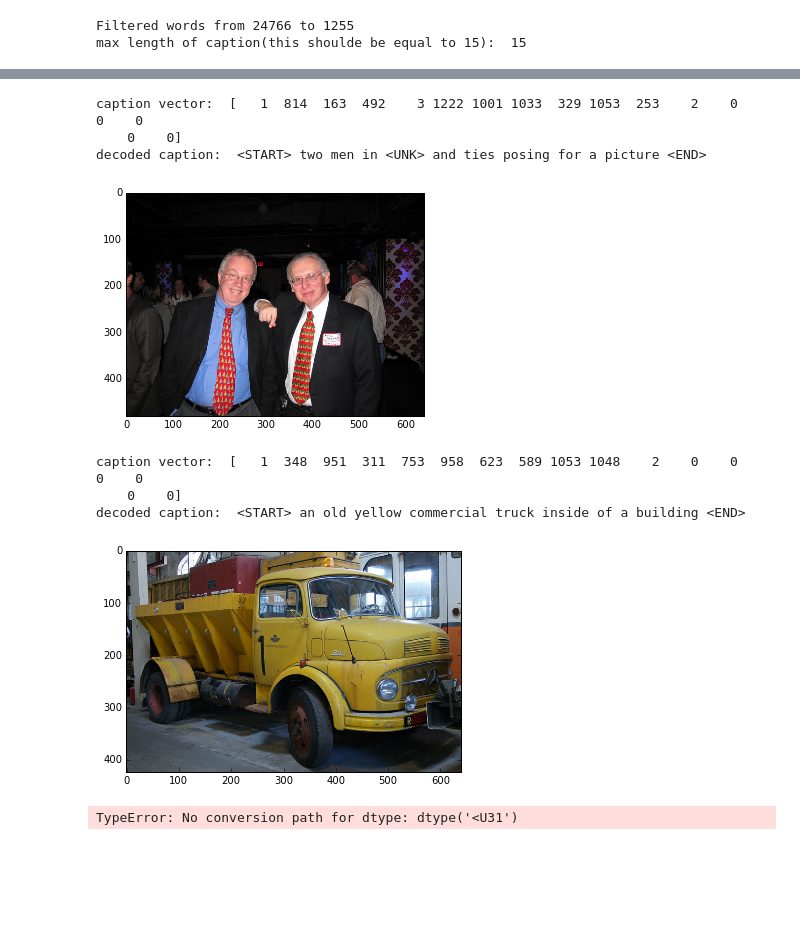
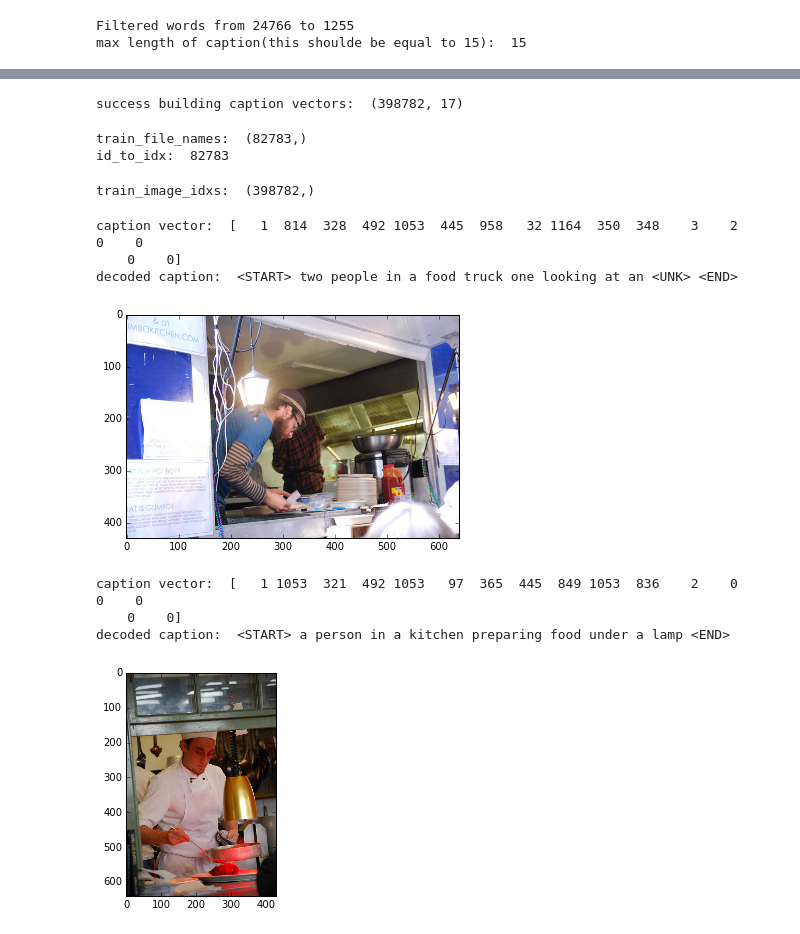
Before and after one commit to Peratham/tensorflow-implementation, a Jupyter notebook: show_attend_and_tell/data/preprop_cont.ipynb, the cells around one changed output, grey strips where cells are left out. Cells and saved outputs as stored; diff of their text form; code cells hidden in the pictures; blank space fills up the shorter version.

```diff
--- a/show_attend_and_tell/data/preprop_cont.ipynb
+++ b/show_attend_and_tell/data/preprop_cont.ipynb
@@ -132,33 +32,40 @@ decoded = decode_captions(captions, idx_to_word)
+# %%
+# extract caption vector (or matrix)
+train_captions = build_caption_vectors(annotations, word_to_idx, max_len)
+# %% [output]
+success building caption vectors:  (398782, 17)
+# %%
+# get train_file_names
+train_file_names, id_to_idx = get_file_names(annotations)
+print "train_file_names: ", train_file_names.shape
+print "id_to_idx: ", len(id_to_idx)
+# %% [output]
+train_file_names:  (82783,)
+id_to_idx:  82783
+# %%
+# get train_image_idxs
+train_image_idxs = get_image_idxs(annotations, id_to_idx)
+print "train_image_idxs: " ,train_image_idxs.shape
+# %% [output]
+train_image_idxs:  (398782,)
+# %%
+# decode test
+decoded = decode_captions(train_captions[0:100], idx_to_word)
 # %%
+# test
 for _ in range(2):
-    idx = np.random.randint(0, n_examples)
-    print "caption vector: ", captions[idx]
+    idx = np.random.randint(0, len(annotations[0:100]))
+    print "caption vector: ", train_captions[idx]
     print "decoded caption: ", decoded[idx]
-    img_arr = ndimage.imread('./image_data/train2014/'+image_file_name[image_idxs[idx]])
+    img_arr = ndimage.imread('./image_data/train2014/'+train_file_names[train_image_idxs[idx]])
     plt.imshow(img_arr)
     plt.show()
 # %% [output]
-caption vector:  [   1  814  163  492    3 1222 1001 1033  329 1053  253    2    0    0    0
+caption vector:  [   1  814  328  492 1053  445  958   32 1164  350  348    3    2    0    0
     0    0]
-decoded caption:  <START> two men in <UNK> and ties posing for a picture <END>
+decoded caption:  <START> two people in a food truck one looking at an <UNK> <END>
-[figure, old version]
+[figure, new version]
-caption vector:  [   1  348  951  311  753  958  623  589 1053 1048    2    0    0    0    0
+caption vector:  [   1 1053  321  492 1053   97  365  445  849 1053  836    2    0    0    0
     0    0]
-decoded caption:  <START> an old yellow commercial truck inside of a building <END>
+decoded caption:  <START> a person in a kitchen preparing food under a lamp <END>
-[figure, old version]
+[figure, new version]
-# %%
-small_data = {
-    'captions': captions,
-    'image_idxs': image_idxs,
-    'features': features,
-    'word_to_idx': word_to_idx,
-    'idx_to_word': idx_to_word,
-    'id_to_idx': id_to_idx,
-    'idx_to_id': idx_to_id,
-    'image_file_name': image_file_name,
-}
-
-with open('small_data.hkl', 'w') as f:
-    hkl.dump(small_data, f)
-# %% [output]
-TypeError: No conversion path for dtype: dtype('<U31')
```
Also changed, not shown: parts of 16 cells of this notebook.
